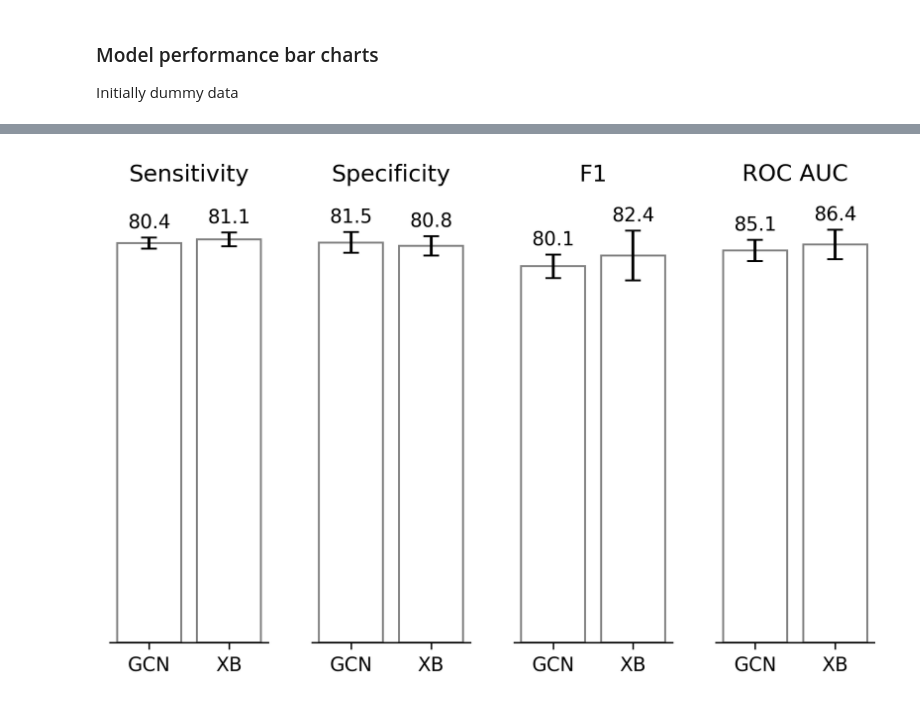
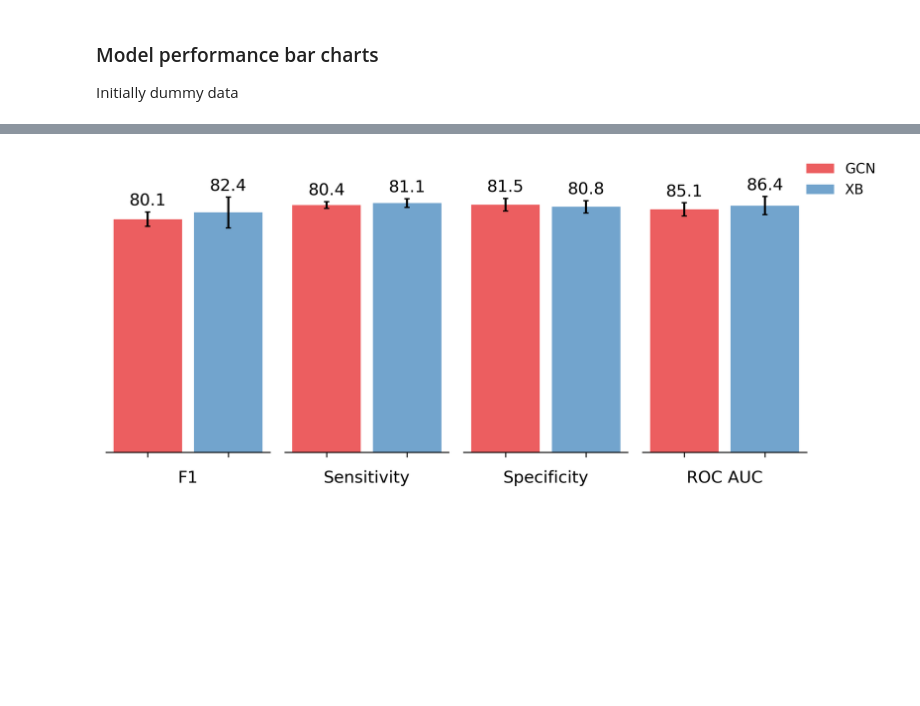
Before and after one commit to fowler-lab/tb-pnca-gnn, a Jupyter notebook: dd_pnca/pnca_figs.ipynb, the cells around one changed output, grey strips where cells are left out. Drawn from its saved outputs; the diff is of its cells as text; code cells hidden in the pictures; blank space fills up the shorter version.

```diff
--- a/dd_pnca/pnca_figs.ipynb
+++ b/dd_pnca/pnca_figs.ipynb
@@ -169,36 +161,60 @@ plt.show()
 # %%
 models = ['GCN', 'XB']
+# colours = ['mediumseagreen', 'indianred']
+# colours = ['#66c2a5',
+#            '#fc8d62',
+#         #    '#8da0cb',
+#         #    '#e78ac3',
+#            ]
+colours = ['#e41a1c',
+           '#377eb8',
+        #    '#4daf4a',
+        #    '#984ea3',
+           ]
+
 
 metrics = {
+    'F1':          (np.array([80.1, 82.4]), np.array([2.5, 5.3])),
     'Sensitivity': (np.array([80.4, 81.1]), np.array([1.1, 1.4])),
     'Specificity': (np.array([81.5, 80.8]), np.array([2.1, 2.0])),
-    'F1':         (np.array([80.1, 82.4]),  np.array([2.5, 5.3])),
-    'ROC AUC':    (np.array([85.1, 86.4]),  np.array([2.3, 3.2]))
+    'ROC AUC':     (np.array([85.1, 86.4]), np.array([2.3, 3.2]))
 }
 
-fig, axs = plt.subplots(1, 4, figsize=(6, 4))
-fig.subplots_adjust(wspace=4)
+fig, axs = plt.subplots(1, 4, figsize=(8,3.5))
+# fig, axs = plt.subplots(1, 4, figsize=(10,3))
 
 for i, (metric, (vals, errs)) in enumerate(metrics.items()):
     ax = axs[i]
-    bars = ax.bar(models, vals, yerr=errs, capsize=4, width=0.8, color='white', edgecolor='gray')
+    x = np.arange(len(models))
 
-    # Add value labels above bars
+    bars = ax.bar(x, vals, yerr=errs, capsize=2, width=0.85,
+                  color=colours, edgecolor='gray',
+                  linewidth=0,
+                  alpha=0.7
+                  )
+
+    # metric values labelled above bars
     for bar, value, error in zip(bars, vals, errs):
         ax.text(bar.get_x() + bar.get_width() / 2, value + error + 1, f'{value:.1f}',
                 ha='center', va='bottom',
-                # fontsize=9
-                )
+                fontsize=12)
 
-    # Title only, no y-axis
-    ax.set_title(metric)
+    # metric label below x axis, x ticks but no labels
+    ax.set_xlabel(metric, labelpad=6)
     ax.set_xticks(np.arange(len(models)))
-    ax.set_xticklabels(models)
-    ax.set_ylim(0, max(vals + errs) + 8)
+    ax.set_xticklabels([])
+
+    ax.set_ylim(0, max(vals + errs) + 10)
     ax.spines[['top', 'right', 'left']].set_visible(False)
     ax.tick_params(left=False, labelleft=False)
 
-plt.tight_layout()
+
+# legend
+legend_elements = [Patch(facecolor=colours[i], alpha=0.7, edgecolor='gray', linewidth=0, label=models[i]) for i in range(len(models))]
+fig.legend(handles=legend_elements, loc='upper right',
+           frameon=False)
+
+plt.tight_layout(rect=[0, 0, 0.92, 1])  # space for legend on right
 plt.show()
 # %% [output]
-[figure, old version]
+[figure, new version]
```
Also changed, not shown: parts of 3 cells of this notebook, 2 other files.
